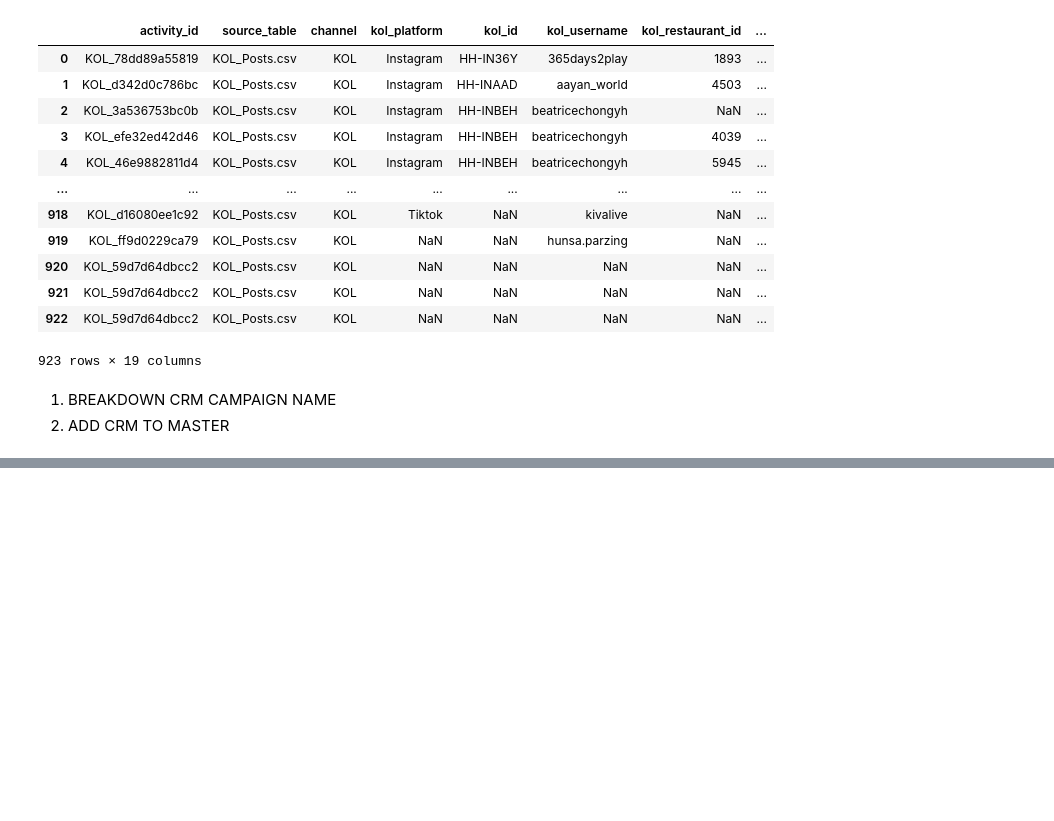
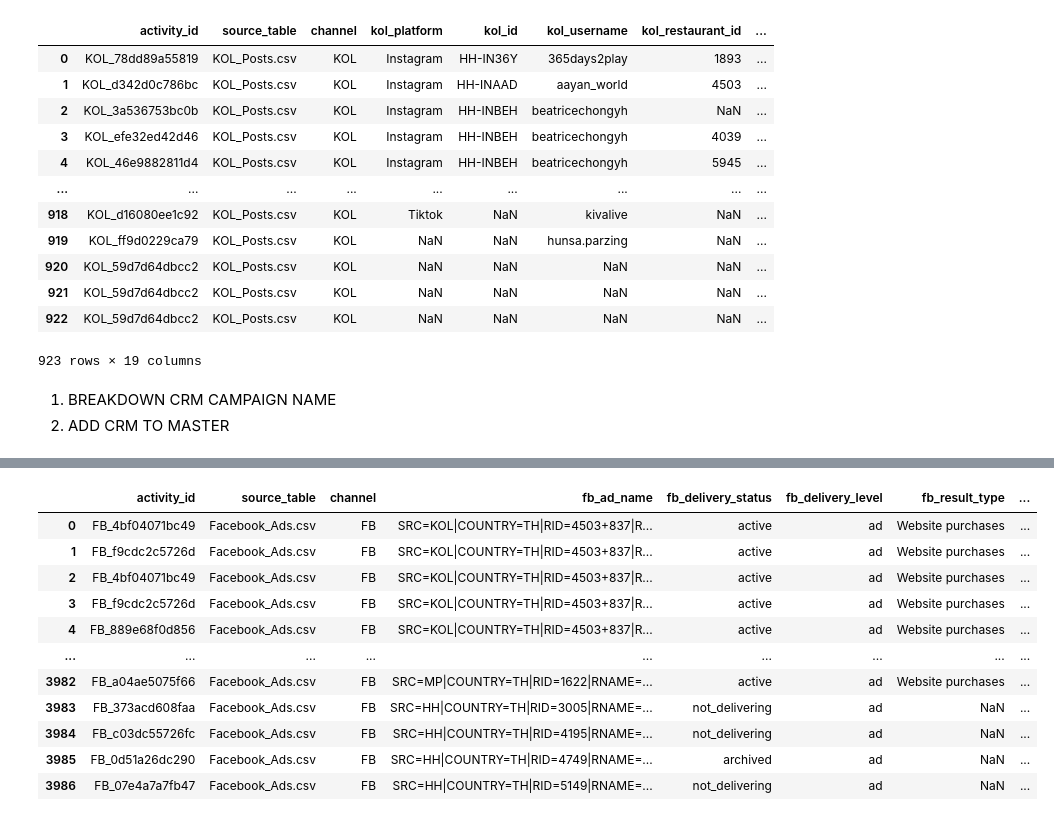
Before and after one commit to liyunling2/OPE, a Jupyter notebook: _3_marketing/aggregation.ipynb, the cells around one changed output, grey strips where cells are left out. Cells and saved outputs as stored; diff of their text form; code cells hidden in the pictures; blank space fills up the shorter version.

```diff
--- a/_3_marketing/aggregation.ipynb
+++ b/_3_marketing/aggregation.ipynb
@@ -6,6 +6,7 @@ import os
 BASE_DIR = Path.cwd().parent
 KOL_PATH = BASE_DIR / "data" / "kol" / "KOL_Posts.csv"
 CRM_PATH = BASE_DIR / "data" / "marketing" / "CRM Data.xlsx"
+FB_PATH = BASE_DIR / "data" / "marketing" / "Facebook Ads.csv"
 OUT_DIR = BASE_DIR / "_3_marketing"
 # %% [markdown]
 ADD KOL TO MASTER
@@ -315,0 +374,79 @@ master_crm
+# %%
+
+def make_activity_id_fb(out: pd.DataFrame, source_name: str = "FB") -> pd.Series:
+    base = (
+        out["fb_ad_name"].fillna("").astype(str)
+        + "|"
+        + out["fb_start_date"].dt.strftime("%Y-%m-%d").fillna("")
+        + "|"
+        + out["fb_country"].fillna("").astype(str)
+        + "|"
+        + out["fb_restaurant_id"].fillna("").astype(str)
+    )
+    return base.apply(lambda s: f"{source_name}_" + hashlib.md5(s.encode("utf-8")).hexdigest()[:12])
+
+
+def build_master_fb(fb_df: pd.DataFrame) -> pd.DataFrame:
+    df = fb_df.copy()
+    df.columns = df.columns.astype(str).str.replace("\ufeff", "", regex=False).str.strip()
+    out = pd.DataFrame(index=df.index)
+
+    # -------- core --------
+    out["source_table"] = "Facebook_Ads.csv"   # change to your real file name
+    out["channel"] = "FB"
+
+    out["fb_ad_name"] = df.get("Ad name", np.nan)
+    out["fb_delivery_status"] = df.get("Delivery status", np.nan)
+    out["fb_delivery_level"] = df.get("Delivery level", np.nan)
+    out["fb_result_type"] = df.get("Result type", np.nan)
+
+    # Dates
+    out["fb_start_date"] = parse_date(df.get("Starts", pd.Series([np.nan] * len(df), index=df.index)))
+    out["fb_end_date"] = parse_date(df.get("Ends", pd.Series([np.nan] * len(df), index=df.index)))
+
+
+    # Restaurant keys (you already have Rest ID + Rest 2..5)
+    out["fb_restaurant_id"] = to_num(df.get("Rest ID", pd.Series([np.nan] * len(df), index=df.index)))
+
+    # Keep extra restaurant IDs as-is (no computation)
+    out["fb_restaurant_id_2"] = to_num(df.get("Rest 2", pd.Series([np.nan] * len(df), index=df.index)))
+    out["fb_restaurant_id_3"] = to_num(df.get("Rest 3", pd.Series([np.nan] * len(df), index=df.index)))
+    out["fb_restaurant_id_4"] = to_num(df.get("Rest 4", pd.Series([np.nan] * len(df), index=df.index)))
+    out["fb_restaurant_id_5"] = to_num(df.get("Rest 5", pd.Series([np.nan] * len(df), index=df.index)))
+
+    # Country: if you don't have a Country column, parse from Ad name if it’s encoded
+    # But user said: DO NOT compute new columns, so ONLY use existing Country col if present.
+    out["fb_country"] = df.get("Country", np.nan)
+
+    # -------- metrics (NO new derived cols) --------
+    out["fb_reach"] = to_num(df.get("Reach", pd.Series([np.nan] * len(df), index=df.index)))
+    out["fb_impressions"] = to_num(df.get("Impressions", pd.Series([np.nan] * len(df), index=df.index)))
+    out["fb_frequency"] = to_num(df.get("Frequency", pd.Series([np.nan] * len(df), index=df.index)))
+
+    out["fb_results"] = to_num(df.get("Results", pd.Series([np.nan] * len(df), index=df.index)))
+    out["fb_amount_spent_thb"] = to_num(df.get("Amount spent (THB)", pd.Series([np.nan] * len(df), index=df.index)))
+    out["fb_cost_per_result"] = to_num(df.get("Cost per result", pd.Series([np.nan] * len(df), index=df.index)))
+
+    # -------- activity id --------
+    out["activity_id"] = make_activity_id_fb(out, source_name="FB")
+
+    # -------- final columns --------
+    master_cols = [
+        "activity_id", "source_table", "channel",
+        "fb_ad_name", "fb_delivery_status", "fb_delivery_level", "fb_result_type",
+        "fb_country",
+        "fb_start_date", "fb_end_date",
+        "fb_restaurant_id", "fb_restaurant_id_2", "fb_restaurant_id_3", "fb_restaurant_id_4", "fb_restaurant_id_5",
+        "fb_reach", "fb_impressions", "fb_frequency",
+        "fb_results", "fb_amount_spent_thb", "fb_cost_per_result",
+    ]
+    return out[[c for c in master_cols if c in out.columns]].copy()
+
+
+# --- usage ---
+master_fb = build_master_fb(pd.read_csv(FB_PATH))
+
+print("MASTER_FB shape:", master_fb.shape)
+print(master_fb.head(5))
+master_fb
+# %% [output]
@@ -315,0 +470,12 @@ master_crm
+|  | activity_id | source_table | channel | fb_ad_name | fb_delivery_status | fb_delivery_level | fb_result_type | ... |
+| 0 | FB_4bf04071bc49 | Facebook_Ads.csv | FB | SRC=KOL|COUNTRY=TH|RID=4503+837|R... | active | ad | Website purchases | ... |
+| 1 | FB_f9cdc2c5726d | Facebook_Ads.csv | FB | SRC=KOL|COUNTRY=TH|RID=4503+837|R... | active | ad | Website purchases | ... |
+| 2 | FB_4bf04071bc49 | Facebook_Ads.csv | FB | SRC=KOL|COUNTRY=TH|RID=4503+837|R... | active | ad | Website purchases | ... |
+| 3 | FB_f9cdc2c5726d | Facebook_Ads.csv | FB | SRC=KOL|COUNTRY=TH|RID=4503+837|R... | active | ad | Website purchases | ... |
+| 4 | FB_889e68f0d856 | Facebook_Ads.csv | FB | SRC=KOL|COUNTRY=TH|RID=4503+837|R... | active | ad | Website purchases | ... |
+| ... | ... | ... | ... | ... | ... | ... | ... | ... |
+| 3982 | FB_a04ae5075f66 | Facebook_Ads.csv | FB | SRC=MP|COUNTRY=TH|RID=1622|RNAME=... | active | ad | Website purchases | ... |
+| 3983 | FB_373acd608faa | Facebook_Ads.csv | FB | SRC=HH|COUNTRY=TH|RID=3005|RNAME=... | not_delivering | ad | NaN | ... |
+| 3984 | FB_c03dc55726fc | Facebook_Ads.csv | FB | SRC=HH|COUNTRY=TH|RID=4195|RNAME=... | not_delivering | ad | NaN | ... |
+| 3985 | FB_0d51a26dc290 | Facebook_Ads.csv | FB | SRC=HH|COUNTRY=TH|RID=4749|RNAME=... | archived | ad | NaN | ... |
+| 3986 | FB_07e4a7a7fb47 | Facebook_Ads.csv | FB | SRC=HH|COUNTRY=TH|RID=5149|RNAME=... | not_delivering | ad | NaN | ... |
```
Also changed, not shown: parts of 7 cells of this notebook, 6 other files.
